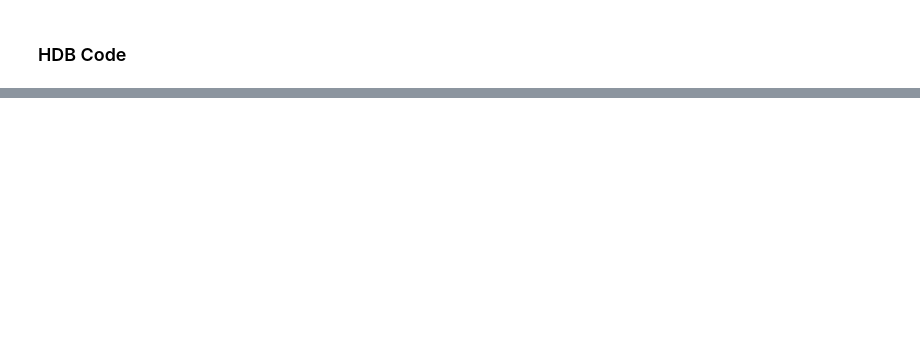
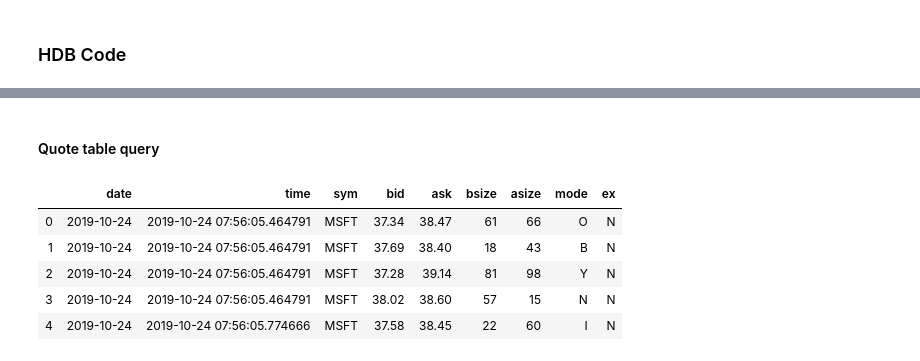
Before and after one commit to PeterSmiley/TorQ, a Jupyter notebook: test1.ipynb, the cells around one changed output, grey strips where cells are left out. Saved outputs shown, nothing was run; the diff lists cells and outputs as text; code cells hidden in the pictures; blank space fills up the shorter version.

```diff
--- a/test1.ipynb
+++ b/test1.ipynb
@@ -250,3 +263,6 @@ with qcon(host, port=find_portno('hdb1'), username=un, password=pswd,timeout=3.0
 
     lastdayquery=q('5#select from trade where date=.z.d-1', pandas=True)
     byte_decode(lastdayquery,['sym'])
+
+    lastqquery=q('5#select from quote where date=.z.d-1', pandas=True)
+    byte_decode(lastqquery,['sym'])
@@ -273,0 +282,11 @@ lastdayquery
+# %% [markdown]
+#### Quote table query
+# %%
+lastqquery
+# %% [output]
+|  | date | time | sym | bid | ask | bsize | asize | mode | ex |
+| 0 | 2019-10-24 | 2019-10-24 07:56:05.464791 | MSFT | 37.34 | 38.47 | 61 | 66 | O | N |
+| 1 | 2019-10-24 | 2019-10-24 07:56:05.464791 | MSFT | 37.69 | 38.40 | 18 | 43 | B | N |
+| 2 | 2019-10-24 | 2019-10-24 07:56:05.464791 | MSFT | 37.28 | 39.14 | 81 | 98 | Y | N |
+| 3 | 2019-10-24 | 2019-10-24 07:56:05.464791 | MSFT | 38.02 | 38.60 | 57 | 15 | N | N |
+| 4 | 2019-10-24 | 2019-10-24 07:56:05.774666 | MSFT | 37.58 | 38.45 | 22 | 60 | I | N |
```
Also changed, not shown: parts of 18 cells of this notebook.
